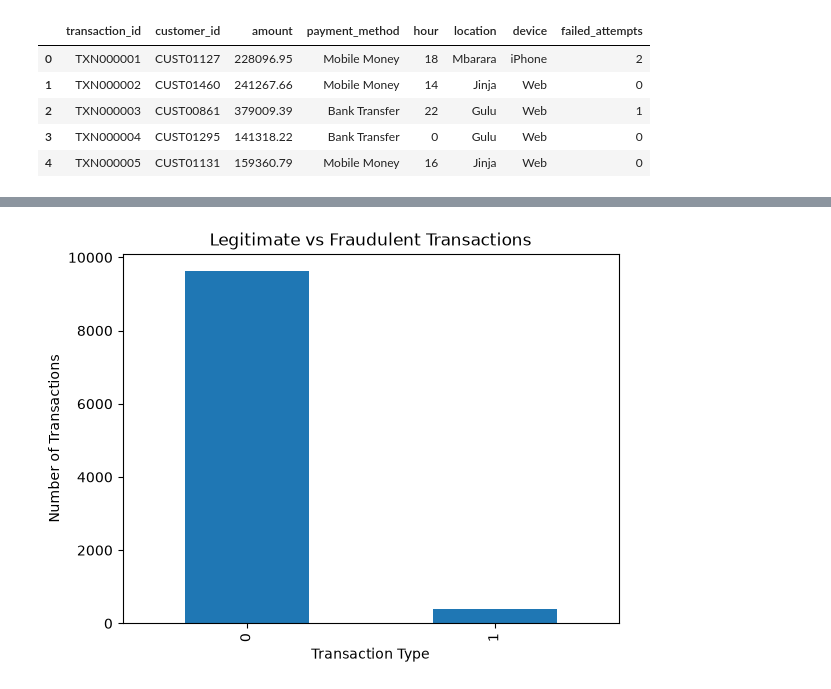
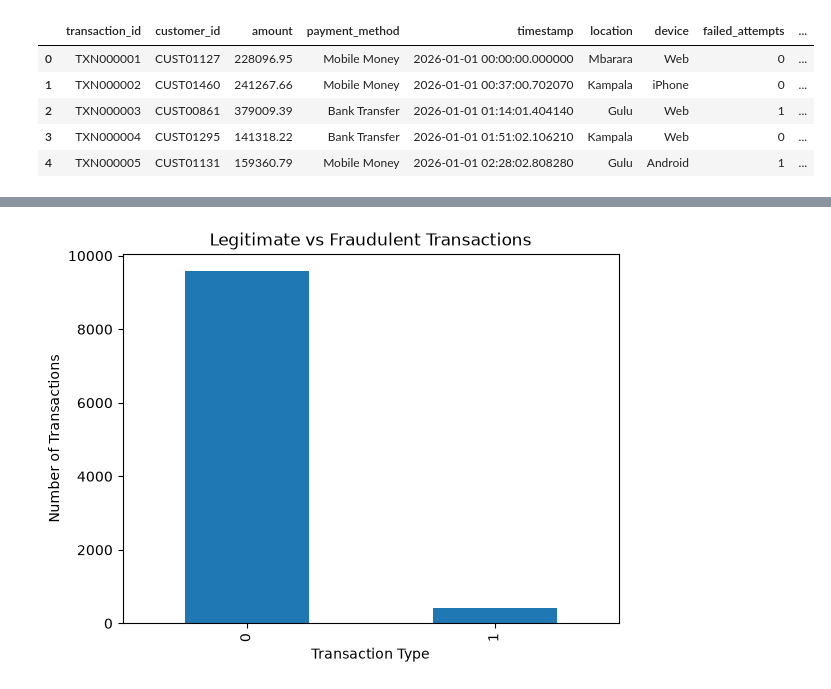
Before and after one commit to AMUTUHEIREMELLON/securepay-intelligence, a Jupyter notebook: data-science/notebooks/01_transaction_data.ipynb, the cells around one changed output, grey strips where cells are left out. Drawn from its saved outputs; the diff is of its cells as text; code cells hidden in the pictures.

```diff
--- a/data-science/notebooks/01_transaction_data.ipynb
+++ b/data-science/notebooks/01_transaction_data.ipynb
@@ -1,4 +1,5 @@
 # %%
+
 import pandas as pd
 import numpy as np
 
@@ -6,42 +7,60 @@ np.random.seed(42)
 
 number_of_transactions = 10000
 
+# Generate transaction timestamps
+timestamps = pd.date_range(
+    start="2026-01-01",
+    end="2026-09-15",
+    periods=number_of_transactions
+)
+
 data = {
     "transaction_id": [
         f"TXN{i:06d}" for i in range(1, number_of_transactions + 1)
     ],
+
     "customer_id": [
         f"CUST{np.random.randint(1, 2001):05d}"
         for _ in range(number_of_transactions)
     ],
+
     "amount": np.round(
         np.random.uniform(500, 500000, number_of_transactions), 2
     ),
+
     "payment_method": np.random.choice(
         ["Mobile Money", "Bank Transfer", "Card"],
         number_of_transactions
     ),
-    "hour": np.random.randint(0, 24, number_of_transactions),
+
+    "timestamp": timestamps,
+
     "location": np.random.choice(
         ["Kampala", "Jinja", "Mbarara", "Gulu", "Mbale"],
         number_of_transactions
     ),
+
     "device": np.random.choice(
         ["Android", "iPhone", "Web"],
         number_of_transactions
     ),
+
     "failed_attempts": np.random.poisson(
         0.5, number_of_transactions
     ),
 }
 
 df = pd.DataFrame(data)
 
+# Create date and time columns
+df["date"] = df["timestamp"].dt.date
+df["time"] = df["timestamp"].dt.time
+
 df.head()
 # %% [output]
-|  | transaction_id | customer_id | amount | payment_method | hour | location | device | failed_attempts |
-| 0 | TXN000001 | CUST01127 | 228096.95 | Mobile Money | 18 | Mbarara | iPhone | 2 |
-| 1 | TXN000002 | CUST01460 | 241267.66 | Mobile Money | 14 | Jinja | Web | 0 |
-| 2 | TXN000003 | CUST00861 | 379009.39 | Bank Transfer | 22 | Gulu | Web | 1 |
-| 3 | TXN000004 | CUST01295 | 141318.22 | Bank Transfer | 0 | Gulu | Web | 0 |
-| 4 | TXN000005 | CUST01131 | 159360.79 | Mobile Money | 16 | Jinja | Web | 0 |
+|  | transaction_id | customer_id | amount | payment_method | timestamp | location | device | failed_attempts | ... |
+| 0 | TXN000001 | CUST01127 | 228096.95 | Mobile Money | 2026-01-01 00:00:00.000000 | Mbarara | Web | 0 | ... |
+| 1 | TXN000002 | CUST01460 | 241267.66 | Mobile Money | 2026-01-01 00:37:00.702070 | Kampala | iPhone | 0 | ... |
+| 2 | TXN000003 | CUST00861 | 379009.39 | Bank Transfer | 2026-01-01 01:14:01.404140 | Gulu | Web | 1 | ... |
+| 3 | TXN000004 | CUST01295 | 141318.22 | Bank Transfer | 2026-01-01 01:51:02.106210 | Kampala | Web | 0 | ... |
+| 4 | TXN000005 | CUST01131 | 159360.79 | Mobile Money | 2026-01-01 02:28:02.808280 | Gulu | Android | 1 | ... |
```
Also changed, not shown: parts of 46 cells of this notebook, 5 other files.
